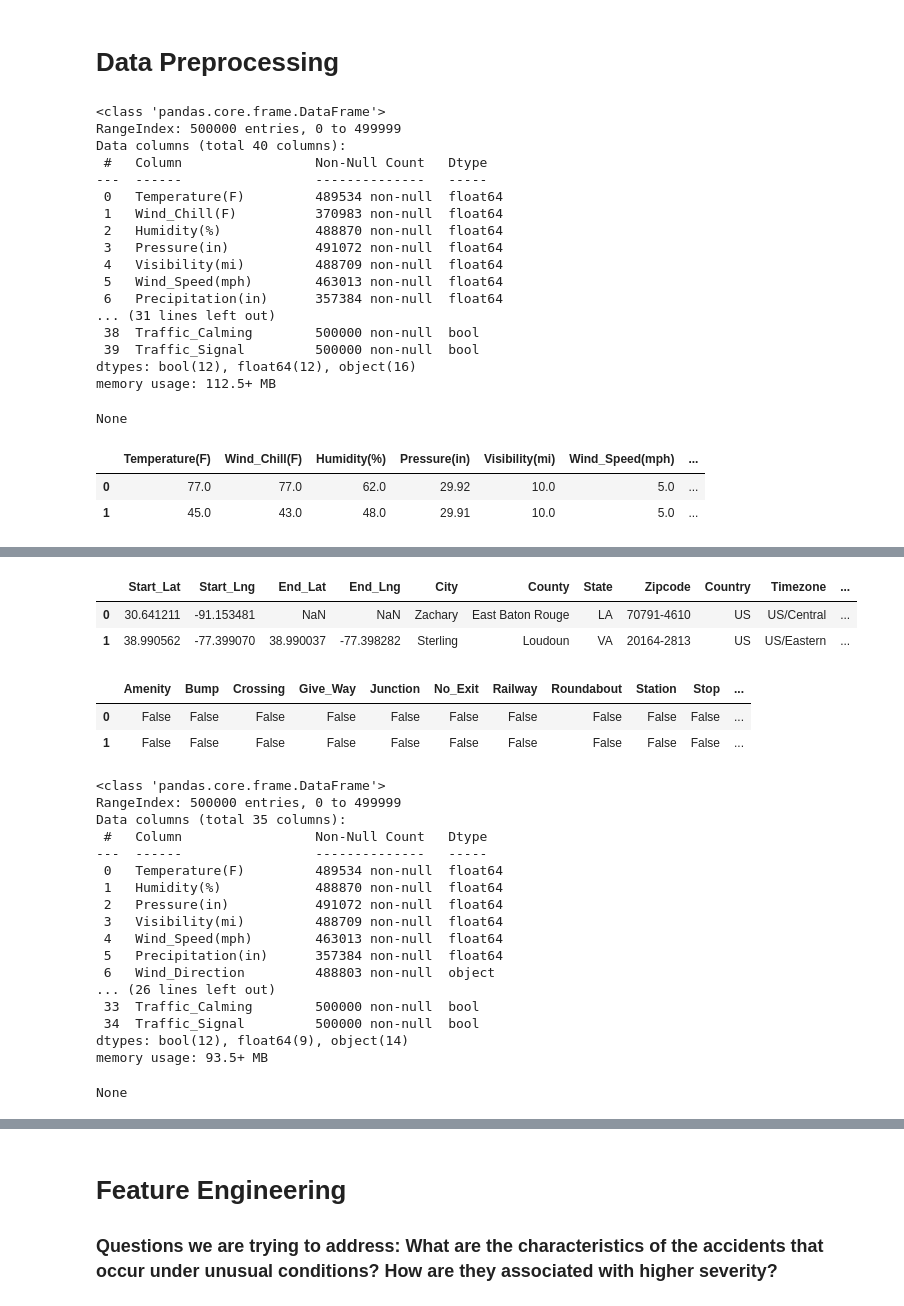
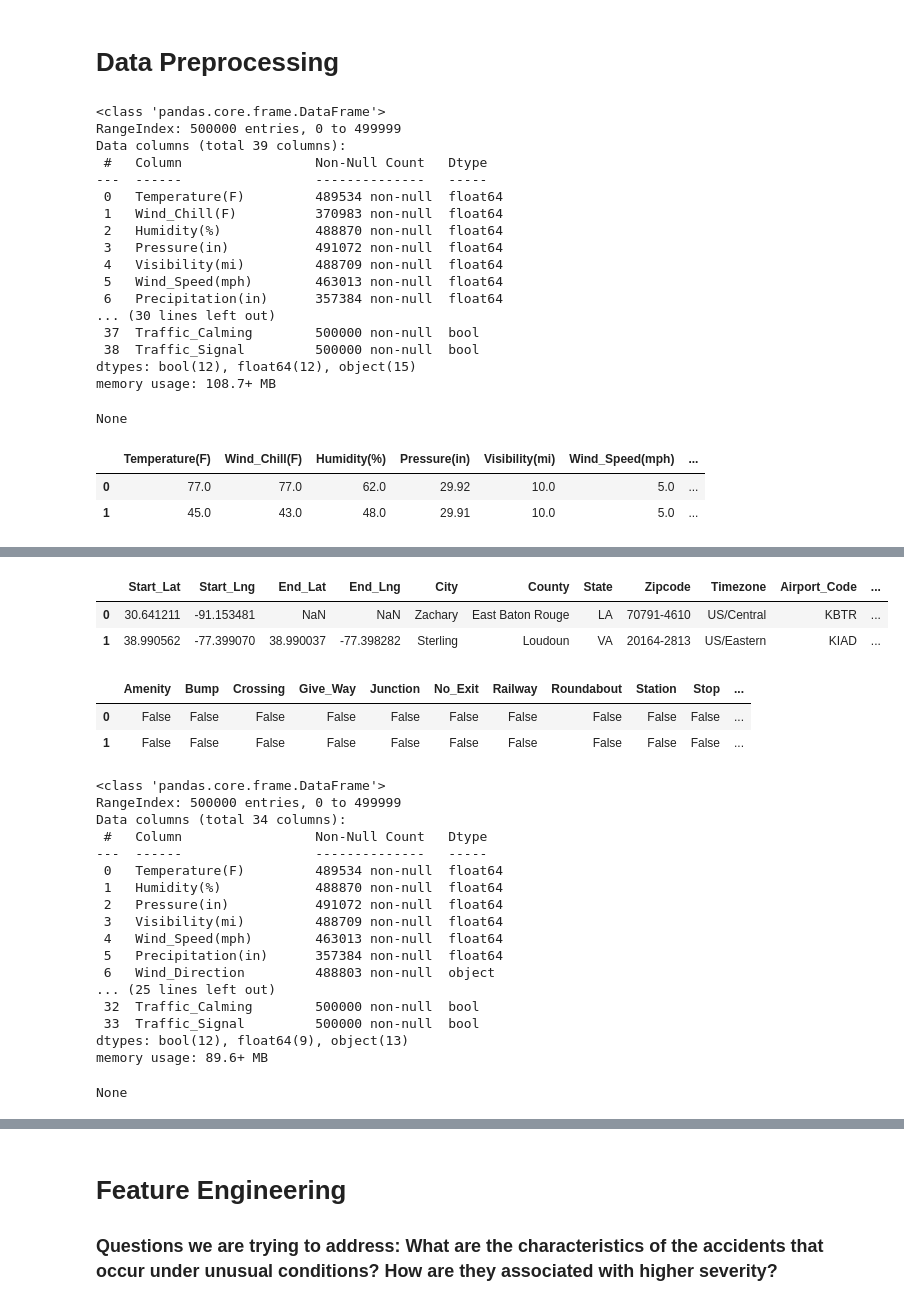
Before and after one commit to XmanJL/rolypoly-in-need4data, a Jupyter notebook: experiments/clustering.ipynb, the cells around one changed output, grey strips where cells are left out. Saved outputs shown, nothing was run; the diff lists cells and outputs as text; code cells hidden in the pictures.

```diff
--- a/experiments/clustering.ipynb
+++ b/experiments/clustering.ipynb
@@ -24,46 +27,46 @@ TEMPORAL_COLUMNS = [
 ]
 GEOGRAPHIC_COLUMNS= [
     "Start_Lat", "Start_Lng", "End_Lat", "End_Lng", "City", "County", "State",
-    "Zipcode", "Country", "Timezone", "Airport_Code", "Street", "Distance(mi)"
+    "Zipcode", "Timezone", "Airport_Code", "Street", "Distance(mi)"
 ]
 INFRA_COLUMNS = [
     "Amenity", "Bump", "Crossing", "Give_Way", "Junction", "No_Exit", "Railway",
     "Roundabout", "Station", "Stop", "Traffic_Calming", "Traffic_Signal"
 ]
 # show what they like
 display(accidents_df[WEATHER_COLUMNS + TEMPORAL_COLUMNS + GEOGRAPHIC_COLUMNS + INFRA_COLUMNS].info())
 display(accidents_df[WEATHER_COLUMNS].head(2))
 display(accidents_df[TEMPORAL_COLUMNS].head(2))
 display(accidents_df[GEOGRAPHIC_COLUMNS].head(2))
 display(accidents_df[INFRA_COLUMNS].head(2))
 # %% [output]
 <class 'pandas.core.frame.DataFrame'>
 RangeIndex: 500000 entries, 0 to 499999
-Data columns (total 40 columns):
+Data columns (total 39 columns):
  #   Column                 Non-Null Count   Dtype
 ---  ------                 --------------   -----
  0   Temperature(F)         489534 non-null  float64
  1   Wind_Chill(F)          370983 non-null  float64
  2   Humidity(%)            488870 non-null  float64
  3   Pressure(in)           491072 non-null  float64
  4   Visibility(mi)         488709 non-null  float64
  5   Wind_Speed(mph)        463013 non-null  float64
  6   Precipitation(in)      357384 non-null  float64
-... (31 lines left out)
- 38  Traffic_Calming        500000 non-null  bool
- 39  Traffic_Signal         500000 non-null  bool
-dtypes: bool(12), float64(12), object(16)
-memory usage: 112.5+ MB
+... (30 lines left out)
+ 37  Traffic_Calming        500000 non-null  bool
+ 38  Traffic_Signal         500000 non-null  bool
+dtypes: bool(12), float64(12), object(15)
+memory usage: 108.7+ MB
 None
 |  | Temperature(F) | Wind_Chill(F) | Humidity(%) | Pressure(in) | Visibility(mi) | Wind_Speed(mph) | ... |
 | 0 | 77.0 | 77.0 | 62.0 | 29.92 | 10.0 | 5.0 | ... |
 | 1 | 45.0 | 43.0 | 48.0 | 29.91 | 10.0 | 5.0 | ... |
 |  | Start_Time | End_Time | Sunrise_Sunset | Civil_Twilight | Nautical_Twilight | Astronomical_Twilight |
 | 0 | 2019-06-12 10:10:56 | 2019-06-12 10:55:58 | Day | Day | Day | Day |
 | 1 | 2022-12-03 23:37:14.000000000 | 2022-12-04 01:56:53.000000000 | Night | Night | Night | Night |
-|  | Start_Lat | Start_Lng | End_Lat | End_Lng | City | County | State | Zipcode | Country | Timezone | ... |
-| 0 | 30.641211 | -91.153481 | NaN | NaN | Zachary | East Baton Rouge | LA | 70791-4610 | US | US/Central | ... |
-| 1 | 38.990562 | -77.399070 | 38.990037 | -77.398282 | Sterling | Loudoun | VA | 20164-2813 | US | US/Eastern | ... |
+|  | Start_Lat | Start_Lng | End_Lat | End_Lng | City | County | State | Zipcode | Timezone | Airport_Code | ... |
+| 0 | 30.641211 | -91.153481 | NaN | NaN | Zachary | East Baton Rouge | LA | 70791-4610 | US/Central | KBTR | ... |
+| 1 | 38.990562 | -77.399070 | 38.990037 | -77.398282 | Sterling | Loudoun | VA | 20164-2813 | US/Eastern | KIAD | ... |
 |  | Amenity | Bump | Crossing | Give_Way | Junction | No_Exit | Railway | Roundabout | Station | Stop | ... |
 | 0 | False | False | False | False | False | False | False | False | False | False | ... |
 | 1 | False | False | False | False | False | False | False | False | False | False | ... |
@@ -78,7 +81,7 @@ display(accidents_df[WEATHER_COLUMNS + TEMPORAL_COLUMNS + GEOGRAPHIC_COLUMNS + I
 # %% [output]
 <class 'pandas.core.frame.DataFrame'>
 RangeIndex: 500000 entries, 0 to 499999
-Data columns (total 35 columns):
+Data columns (total 34 columns):
  #   Column                 Non-Null Count   Dtype
 ---  ------                 --------------   -----
  0   Temperature(F)         489534 non-null  float64
@@ -88,11 +91,11 @@ Data columns (total 35 columns):
  4   Wind_Speed(mph)        463013 non-null  float64
  5   Precipitation(in)      357384 non-null  float64
  6   Wind_Direction         488803 non-null  object
-... (26 lines left out)
- 33  Traffic_Calming        500000 non-null  bool
- 34  Traffic_Signal         500000 non-null  bool
-dtypes: bool(12), float64(9), object(14)
-memory usage: 93.5+ MB
+... (25 lines left out)
+ 32  Traffic_Calming        500000 non-null  bool
+ 33  Traffic_Signal         500000 non-null  bool
+dtypes: bool(12), float64(9), object(13)
+memory usage: 89.6+ MB
 None
 # %%
 # Drop missing values that are not realistic to impute
```
Also changed, not shown: parts of 8 cells of this notebook.
